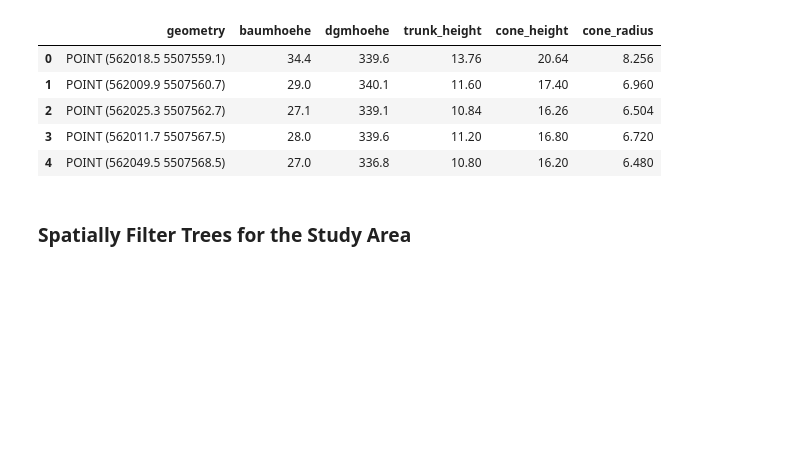
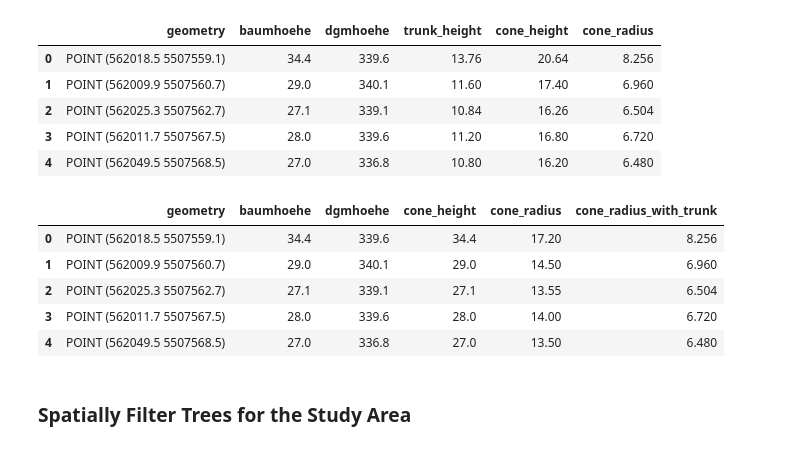
Before and after one commit to Ahsan398/Solar-Shading-Analysis-of-a-Building-Roof-with-3D-Ray-Tracing, a Jupyter notebook: TreeData.ipynb, the cells around one changed output. Saved outputs shown, nothing was run; the diff lists cells and outputs as text; code cells hidden in the pictures; blank space fills up the shorter version.

```diff
--- a/TreeData.ipynb
+++ b/TreeData.ipynb
@@ -51,6 +51,22 @@ display(trees_gdf[["geometry", "baumhoehe", "dgmhoehe", "trunk_height", "cone_he
 | 2 | POINT (562025.3 5507562.7) | 27.1 | 339.1 | 10.84 | 16.26 | 6.504 |
 | 3 | POINT (562011.7 5507567.5) | 28.0 | 339.6 | 11.20 | 16.80 | 6.720 |
 | 4 | POINT (562049.5 5507568.5) | 27.0 | 336.8 | 10.80 | 16.20 | 6.480 |
+# %%
+# Copy the cone radius from the trunk-based model to a separate column 'cone_radius_with_trunk'.
+trees_gdf['cone_radius_with_trunk'] = trees_gdf['cone_radius']
+# Set the cone height to be equal to the total tree height (baumhoehe) for the cone-only model.
+trees_gdf['cone_height'] = trees_gdf['baumhoehe']
+# Calculate the cone radius without considering the trunk (cone-only logic).
+trees_gdf['cone_radius'] = trees_gdf['cone_height'] * 0.5
+# Display a preview of the columns: geometry, baumhoehe, dgmhoehe, cone_height, cone_radius, and cone_radius_with_trunk.
+display(trees_gdf[['geometry', 'baumhoehe', 'dgmhoehe', 'cone_height', 'cone_radius', 'cone_radius_with_trunk']].head())
+# %% [output]
+|  | geometry | baumhoehe | dgmhoehe | cone_height | cone_radius | cone_radius_with_trunk |
+| 0 | POINT (562018.5 5507559.1) | 34.4 | 339.6 | 34.4 | 17.20 | 8.256 |
+| 1 | POINT (562009.9 5507560.7) | 29.0 | 340.1 | 29.0 | 14.50 | 6.960 |
+| 2 | POINT (562025.3 5507562.7) | 27.1 | 339.1 | 27.1 | 13.55 | 6.504 |
+| 3 | POINT (562011.7 5507567.5) | 28.0 | 339.6 | 28.0 | 14.00 | 6.720 |
+| 4 | POINT (562049.5 5507568.5) | 27.0 | 336.8 | 27.0 | 13.50 | 6.480 |
 # %% [markdown]
 ### Spatially Filter Trees for the Study Area
 # %%
```
Also changed, not shown: parts of 1 cell of this notebook.
